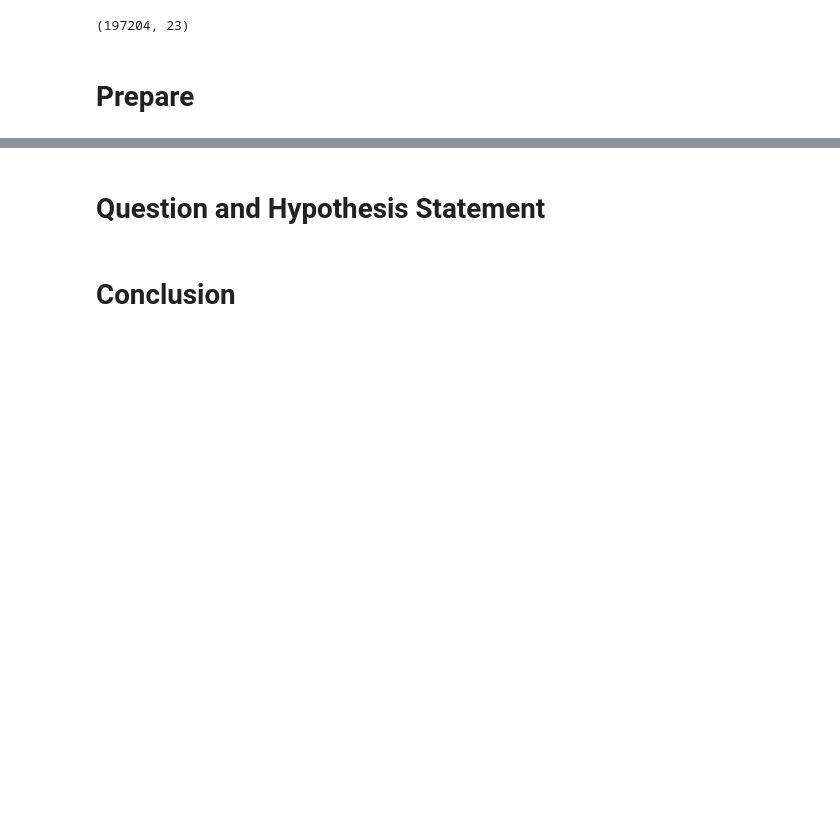
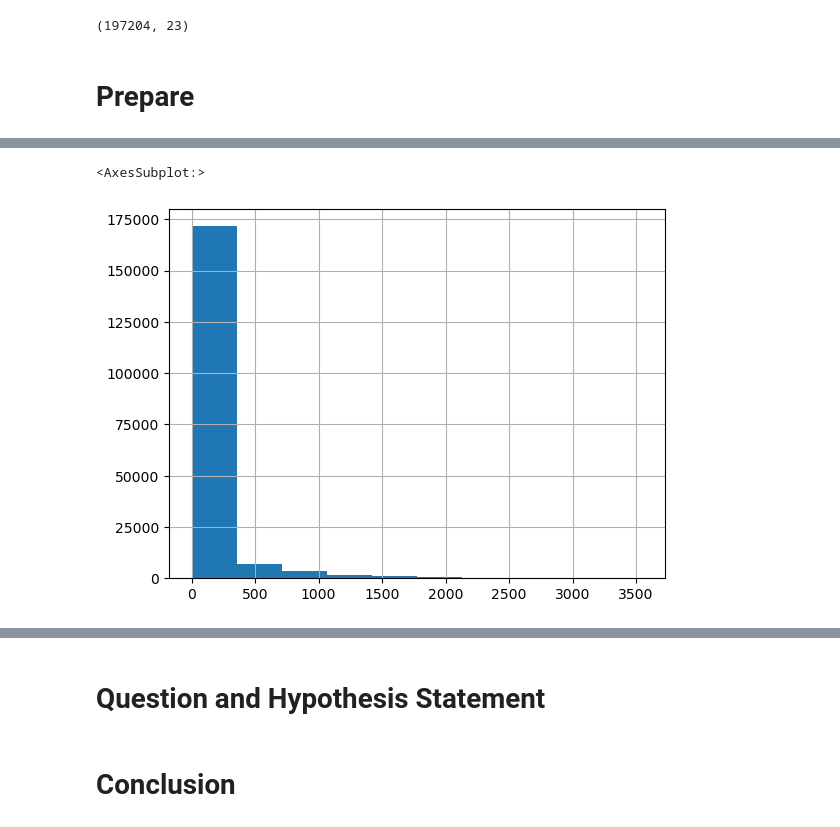
Before and after one commit to pound-puppies/animal-advocacy, a Jupyter notebook: bo_explore.ipynb, the cells around one changed output, grey strips where cells are left out. Drawn from its saved outputs; the diff is of its cells as text; code cells hidden in the pictures; blank space fills up the shorter version.

```diff
--- a/bo_explore.ipynb
+++ b/bo_explore.ipynb
@@ -89,0 +297,5 @@ df.color.nunique()
+# %%
+df.tenure_days.hist()
+# %% [output]
+<AxesSubplot:>
+[figure, added]
```
Also changed, not shown: parts of 22 cells of this notebook.
